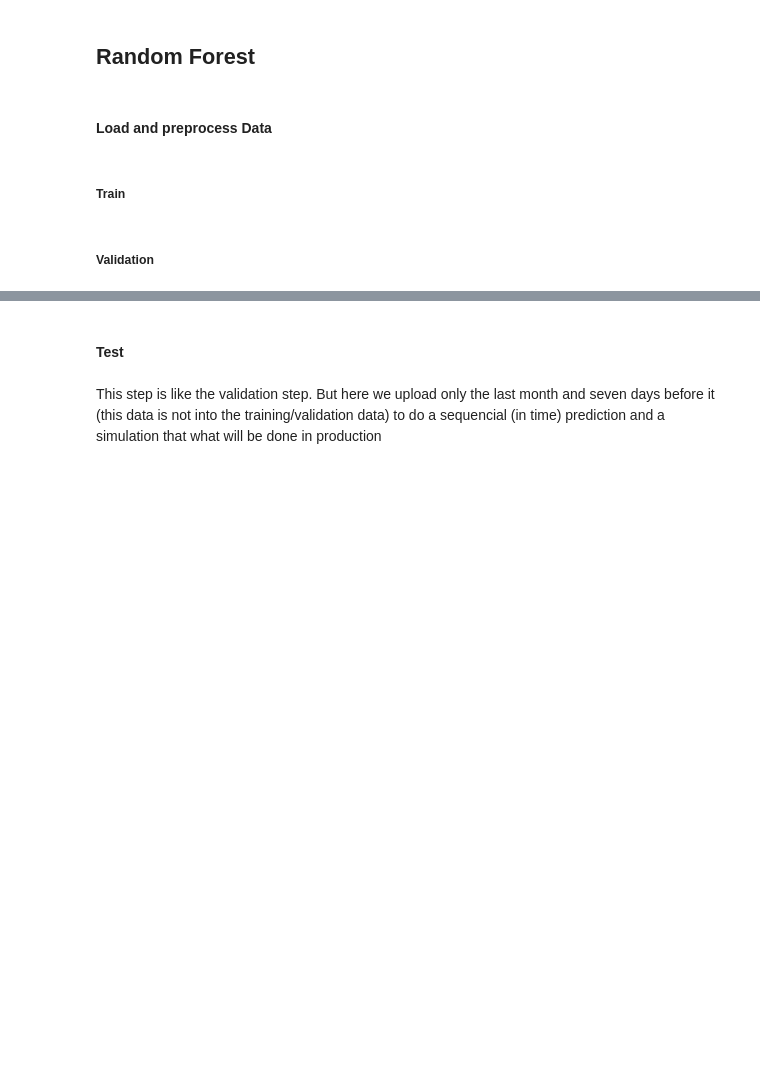
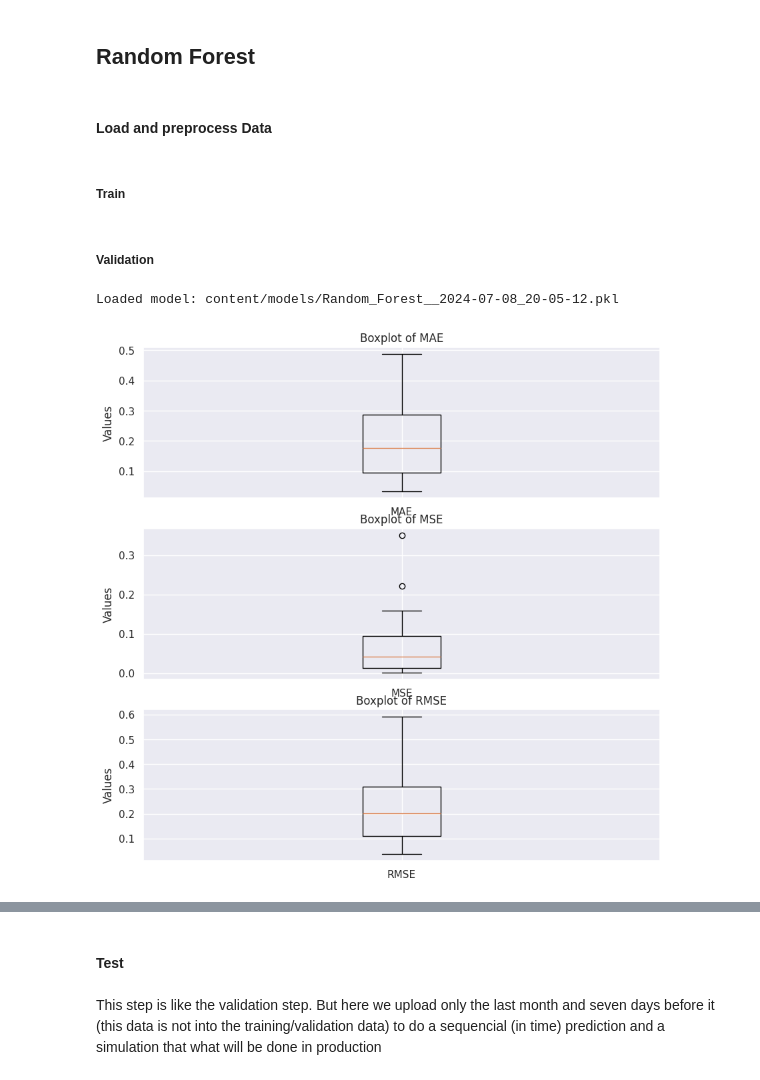
Before and after one commit to V-kr0pt/vivix_energy_consumption, a Jupyter notebook: all_stages.ipynb, the cells around one changed output, grey strips where cells are left out. Drawn from its saved outputs; the diff is of its cells as text; code cells hidden in the pictures; blank space fills up the shorter version.

```diff
--- a/all_stages.ipynb
+++ b/all_stages.ipynb
@@ -10 +372,11 @@ from datetime import datetime
+# %%
+# Only to not have to do it at each new model
+def init_data_and_preprocess():
+    # Creating LoadData object
+    load_data = LoadData()
+    # Creating Preprocess object
+    preprocess = Preprocess(load_data.data, load_data.numerical_features, load_data.categorical_features,
+                             load_data.boolean_features,load_data.target)
+
+    return load_data, preprocess
 # %% [markdown]
@@ -127,7 +547,7 @@ model_utils.plot_predictions(X_test, y_test, model_name+'__'+model_date)
 # %% [markdown]
 #### Load and preprocess Data
 # %%
-load_data = LoadData()
+load_data, preprocess = init_data_and_preprocess()
 
 # lagging columns
 lag_columns_list = ['medio_diario']*7
@@ -137,17 +557,17 @@ lag_values = [1, 2, 3, 4, 5, 6, 7]
 data = load_data.data
 
 # create the lagged columns in data
-data = load_data.create_lag_columns(data, lag_columns_list, lag_values)
+data = preprocess.create_lag_columns(lag_columns_list, lag_values)
 data = data.iloc[7:]
 
-features = load_data.features
-target = load_data.target
+features = preprocess.features
+target = preprocess.target
 
 X = data[features]
 y = data[target]
 
 # Scale is not needed for XGBoost (it is a tree-based model)
-preprocessor = load_data.create_preprocessor(scale_std=False, scale_minmax=False)
+preprocessor = preprocess.create_preprocessor(scale_std=False, scale_minmax=False)
 
 # Split the data into training and test sets
 X_train, X_test, y_train, y_test = train_test_split(X, y, test_size=0.2, shuffle=True, random_state=42)
@@ -157,6 +577,9 @@ X_train = preprocessor.fit_transform(X_train)
 # %% [markdown]
 ##### Train
 # %%
+# comments to be saved in the history
+comments = 'best Random Forest + removing last month data before shuffle'
+
 # Train the model
 model_name = 'Random_Forest'
 
@@ -170,12 +593,19 @@ model_utils.train_model(model, X_train, y_train, model_name, preprocessor=prepro
 ##### Validation
 # %%
 # Load the model with the best parameters + the preprocessor
-model, preprocessor = model_utils.load_model()
+print(f'Loaded model: {model_utils.model_path}')
+model, preprocessor =  model_utils.load_model(model_utils.model_path)
 
 # Preprocess the test data (already preprocessed)
 X_test = preprocessor.transform(X_test)
 
 # Test the model
 y_pred = model_utils.test_model(X_test, y_test)
+# %% [output]
+Loaded model: content/models/Random_Forest__2024-07-08_20-05-12.pkl
+# %%
+model_utils.batch_predictions(X_test, y_test, nb_batches=30)
+# %% [output]
+[figure, added]
 # %%
 y_pred
```
Also changed, not shown: parts of 46 cells of this notebook.
